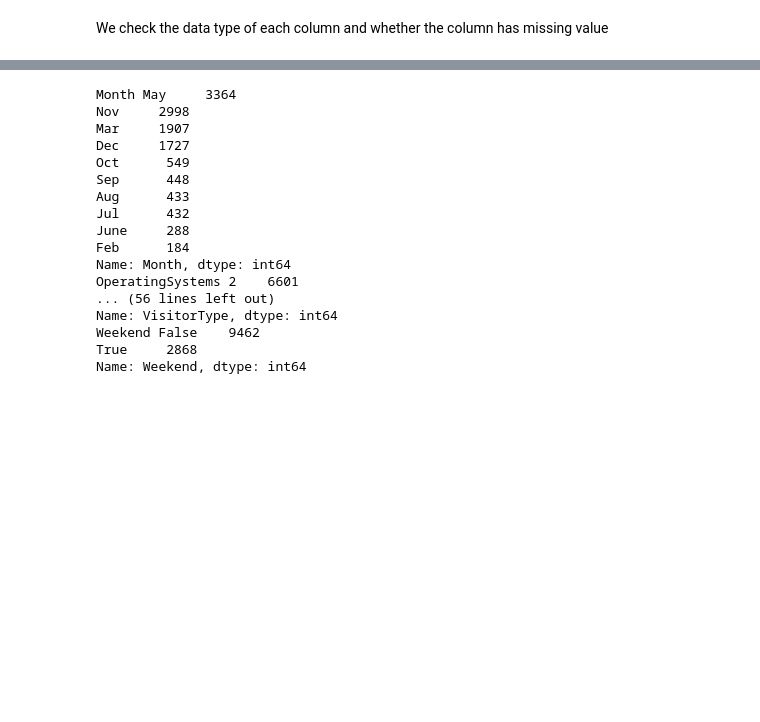
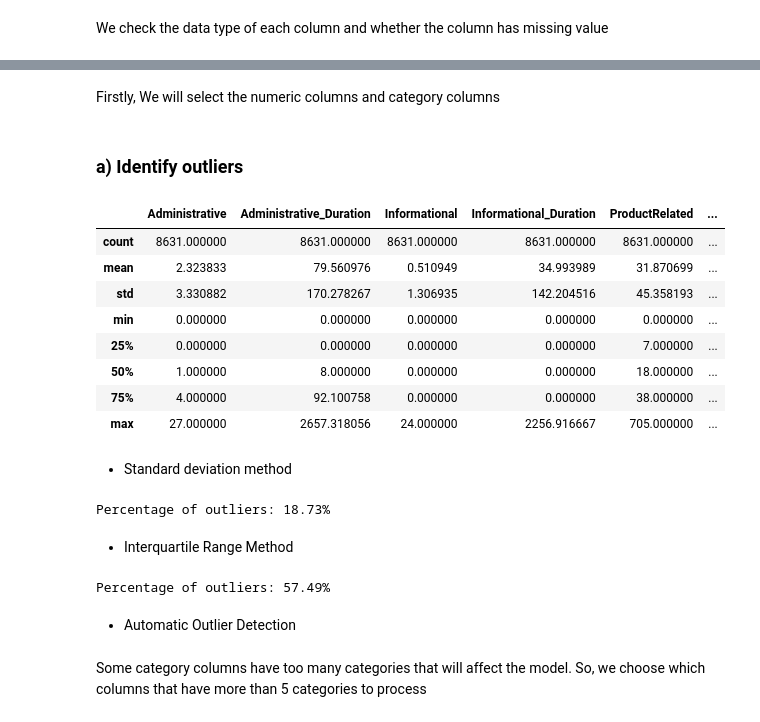
Before and after one commit to camphong24032002/Assignment3-PDS, a Jupyter notebook: Assignment3.ipynb, the cells around one changed output, grey strips where cells are left out. Cells and saved outputs as stored; diff of their text form; code cells hidden in the pictures; blank space fills up the shorter version.

Commit message:
remove outlier

```diff
--- a/Assignment3.ipynb
+++ b/Assignment3.ipynb
@@ -53,3 +45,8 @@ df.describe()
+# %%
+y = df['Revenue'].replace({True: 1, False: 0})
+X = df.drop('Revenue', axis=1)
+X_df, test_X_df, y_sr, test_y_sr = train_test_split(X, y, test_size=0.3, stratify=y, random_state=0)
+train_X_df, val_X_df, train_y_sr, val_y_sr = train_test_split(X_df, y_sr, test_size=0.25, stratify=y_sr, random_state=0)
 # %% [markdown]
 We check the data type of each column and whether the column has missing value
 # %%
@@ -84,2 +72,4 @@ X = df.drop('Revenue', axis=1)
+# %% [markdown]
+<p>Firstly, We will select the numeric columns and category columns</p>
 # %%
 cate_cols = ['Month', 'OperatingSystems', 'Browser', 'Region', 'TrafficType', 'VisitorType', 'Weekend']
@@ -87,21 +77,40 @@ nume_cols = X.columns.drop(cate_cols)
-# %%
-for i in cate_cols:
-    print(i, X[i].value_counts())
-# %% [output]
-Month May     3364
-Nov     2998
-Mar     1907
-Dec     1727
-Oct      549
-Sep      448
-Aug      433
-Jul      432
-June     288
-Feb      184
-Name: Month, dtype: int64
-OperatingSystems 2    6601
-... (56 lines left out)
-Name: VisitorType, dtype: int64
-Weekend False    9462
-True     2868
-Name: Weekend, dtype: int64
+# %% [markdown]
+### a) Identify outliers
+# %%
+X_df.describe()
+# %% [output]
+|  | Administrative | Administrative_Duration | Informational | Informational_Duration | ProductRelated | ... |
+| count | 8631.000000 | 8631.000000 | 8631.000000 | 8631.000000 | 8631.000000 | ... |
+| mean | 2.323833 | 79.560976 | 0.510949 | 34.993989 | 31.870699 | ... |
+| std | 3.330882 | 170.278267 | 1.306935 | 142.204516 | 45.358193 | ... |
+| min | 0.000000 | 0.000000 | 0.000000 | 0.000000 | 0.000000 | ... |
+| 25% | 0.000000 | 0.000000 | 0.000000 | 0.000000 | 7.000000 | ... |
+| 50% | 1.000000 | 8.000000 | 0.000000 | 0.000000 | 18.000000 | ... |
+| 75% | 4.000000 | 92.100758 | 0.000000 | 0.000000 | 38.000000 | ... |
+| max | 27.000000 | 2657.318056 | 24.000000 | 2256.916667 | 705.000000 | ... |
+# %% [markdown]
+* Standard deviation method
+# %%
+data_mean, data_std = np.mean(X_df[nume_cols]), np.std(X_df[nume_cols])
+# identify outliers
+cut_off = data_std * 3
+lower, upper = data_mean - cut_off, data_mean + cut_off
+outlier_std_df = X_df[~((X_df[nume_cols] < lower) | (X_df[nume_cols] > upper)).any(axis=1)]
+print('Percentage of outliers: ',round((1-len(outlier_std_df)/len(X_df))*100, 2),'%', sep='')
+# %% [output]
+Percentage of outliers: 18.73%
+# %% [markdown]
+* Interquartile Range Method
+# %%
+Q1 = X_df[nume_cols].quantile(0.25)
+Q3 = X_df[nume_cols].quantile(0.75)
+IQR = Q3 - Q1
+
+outlier_iqr_df = X_df[~((X_df[nume_cols] < (Q1 - 1.5 * IQR)) |(X_df[nume_cols] > (Q3 + 1.5 * IQR))).any(axis=1)]
+print('Percentage of outliers: ',round((1-len(outlier_iqr_df)/len(X_df))*100, 2),'%', sep='')
+# %% [output]
+Percentage of outliers: 57.49%
+# %% [markdown]
+* Automatic Outlier Detection
+# %% [markdown]
+<p>Some category columns have too many categories that will affect the model. So, we choose which columns that have more than 5 categories to process</p>
```
Also changed, not shown: parts of 17 cells of this notebook.
